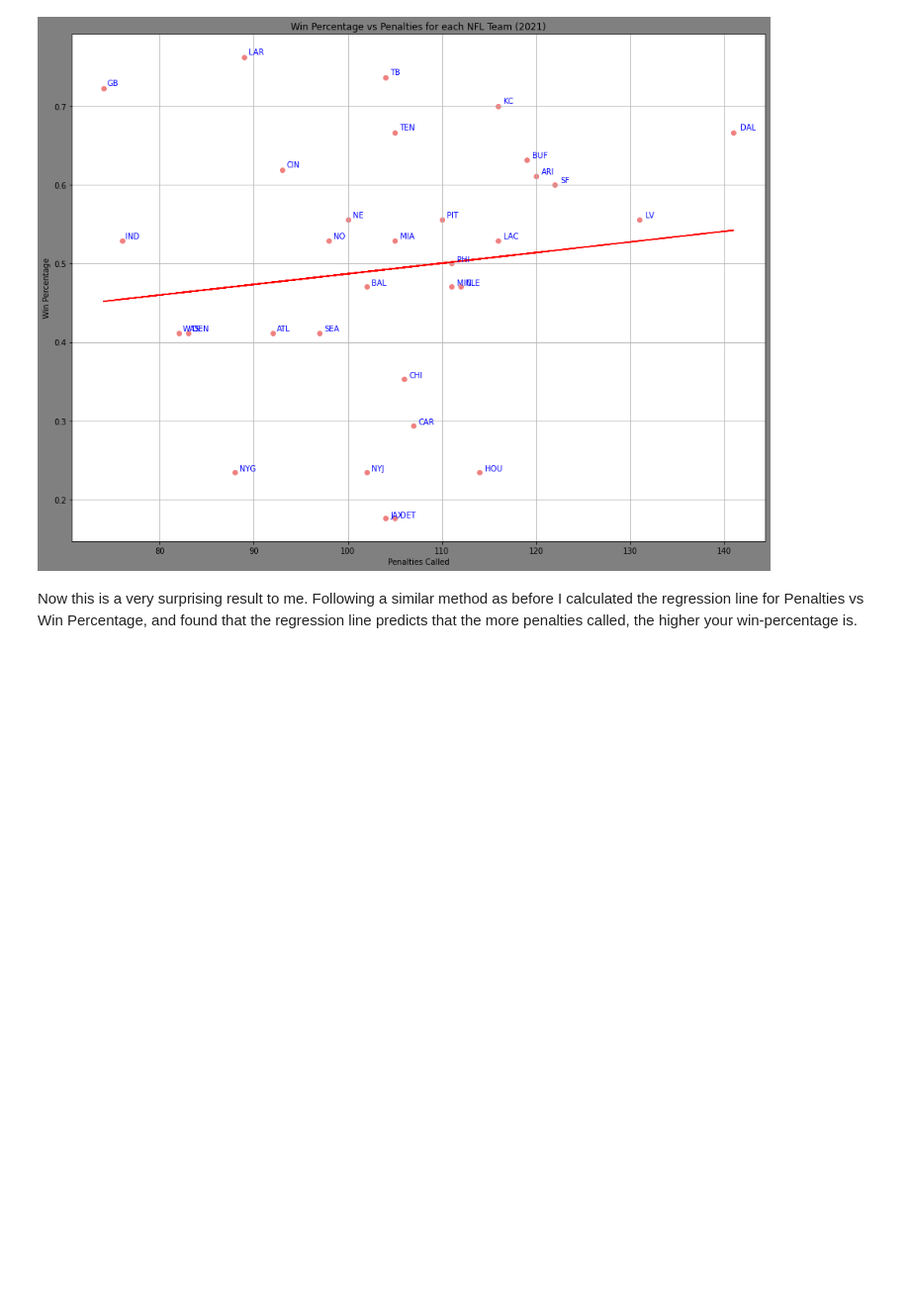
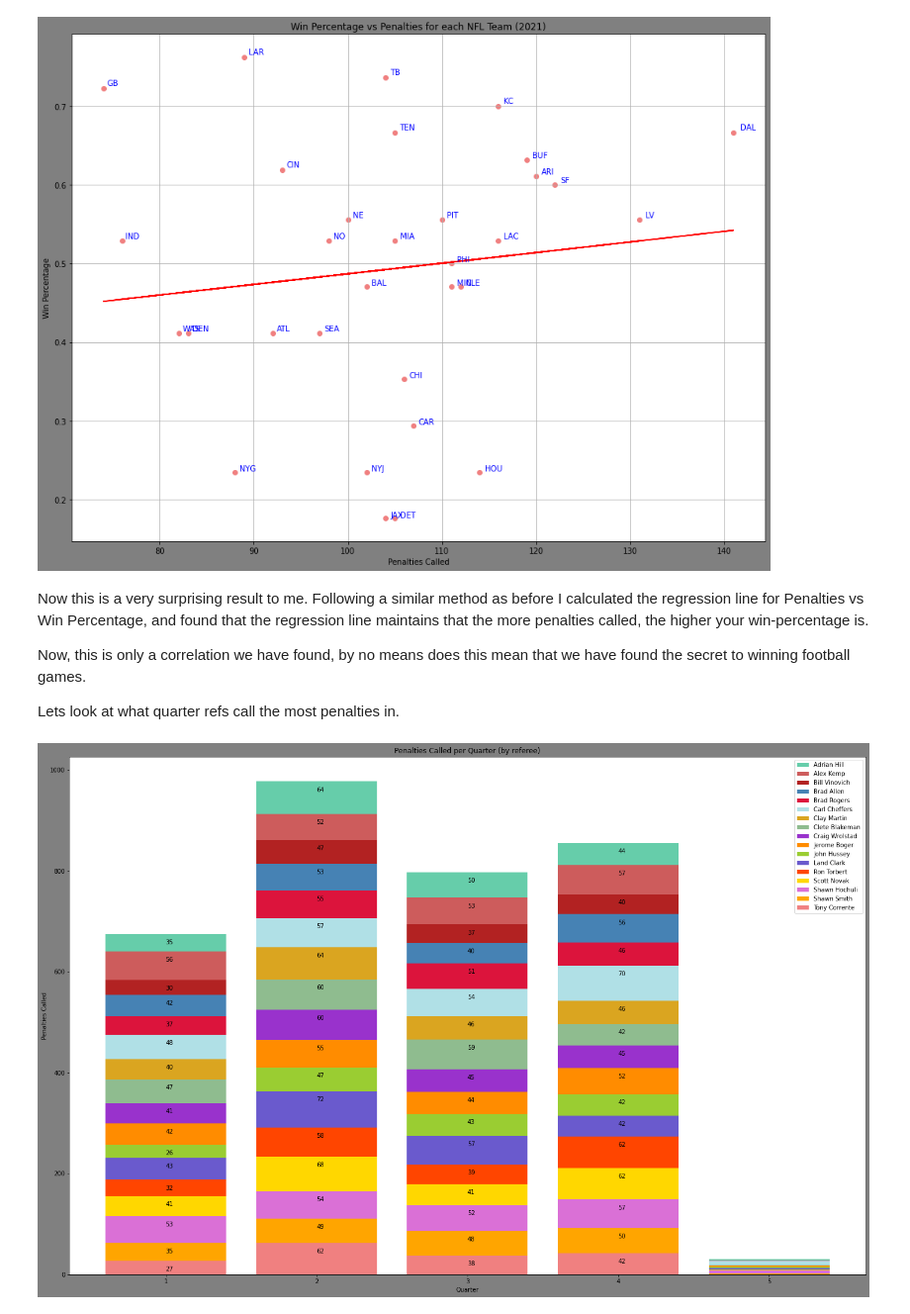
Before and after one commit to zmolz/penalties, a Jupyter notebook: index.ipynb, the cells around one changed output. Shown at 99% size. Saved outputs shown, nothing was run; the diff lists cells and outputs as text; code cells hidden in the pictures; blank space fills up the shorter version.

```diff
--- a/index.ipynb
+++ b/index.ipynb
@@ -547,18 +556,18 @@ After creating the scatter plot, and fitting the plot with a numpy fitted linear
 # %%
-losses = []
+non_wins = []
 for id, matchup in by_matchup:
     v_score = matchup.values[0][1]
     h_score = matchup.values[1][1]
     if v_score > h_score:
-        losses.append(matchup.values[1][5])
+        non_wins.append(matchup.values[1][5])
     else:
-        losses.append(matchup.values[0][5])
+        non_wins.append(matchup.values[0][5])
 
-team_to_non_wins = { k: losses.count(k) for k in team_names }
+team_to_non_wins = { k: non_wins.count(k) for k in team_names }
 # we can not call it losses, as a tie is included in this metric
 # this will still be conducive to calculating wins/games-played though
 
-fig, ax = plt.subplots(figsize=(16,12), facecolor='gray')
+_, ax = plt.subplots(figsize=(16,12), facecolor='gray')
 
 xs = []
 ys = []
@@ -584,4 +593,42 @@ None
 # %% [output]
 [figure]
 # %% [markdown]
-Now this is a very surprising result to me. Following a similar method as before I calculated the regression line for Penalties vs Win Percentage, and found that the regression line predicts that the more penalties called, the higher your win-percentage is.
+Now this is a very surprising result to me. Following a similar method as before I calculated the regression line for Penalties vs Win Percentage, and found that the regression line maintains that the more penalties called, the higher your win-percentage is.
+
+Now, this is only a correlation we have found, by no means does this mean that we have found the secret to winning football games.
+
+Lets look at what quarter refs call the most penalties in.
+# %%
+_, ax = plt.subplots(figsize=(24,16), facecolor='gray')
+
+xs = [1,2,3,4,5]
+
+quarter_dyn = [np.count_nonzero(penalty_frame['Quarter']==str(x)) for x in xs]
+
+colors = list(set([
+    'indianred', 'gold', 'yellowgreen', 'darkorchid',
+    'lightcoral', 'slateblue', 'orange', 'orchid',
+    'firebrick', 'darkseagreen', 'steelblue', 'goldenrod',
+    'crimson', 'powderblue', 'orangered', 'mediumaquamarine', 'darkorange'
+]))
+
+def update_dyn(dyn, data):
+    for i, x in enumerate(data):
+        dyn[i] -= x
+    return dyn
+
+for i, (ref, penalties) in enumerate(by_ref):
+    data = [np.count_nonzero(penalties['Quarter']==str(x)) for x in xs]
+    ax.bar(xs, quarter_dyn, color=colors[i], label=ref)
+    for x, q, d in zip(xs, quarter_dyn, data):
+        if x != 5:
+            ax.text(x, q-20, d) # will not be in the box if a ref calls less than 20 penalties in a quarter over the entire season
+    quarter_dyn = update_dyn(quarter_dyn, data)
+
+ax.legend()
+ax.set_ylabel('Penalties Called')
+ax.set_xlabel('Quarter')
+ax.set_title('Penalties Called per Quarter (by referee)')
+None
+# %% [output]
+[figure, added]
```
Also changed, not shown: parts of 23 cells of this notebook, 1 other file.
